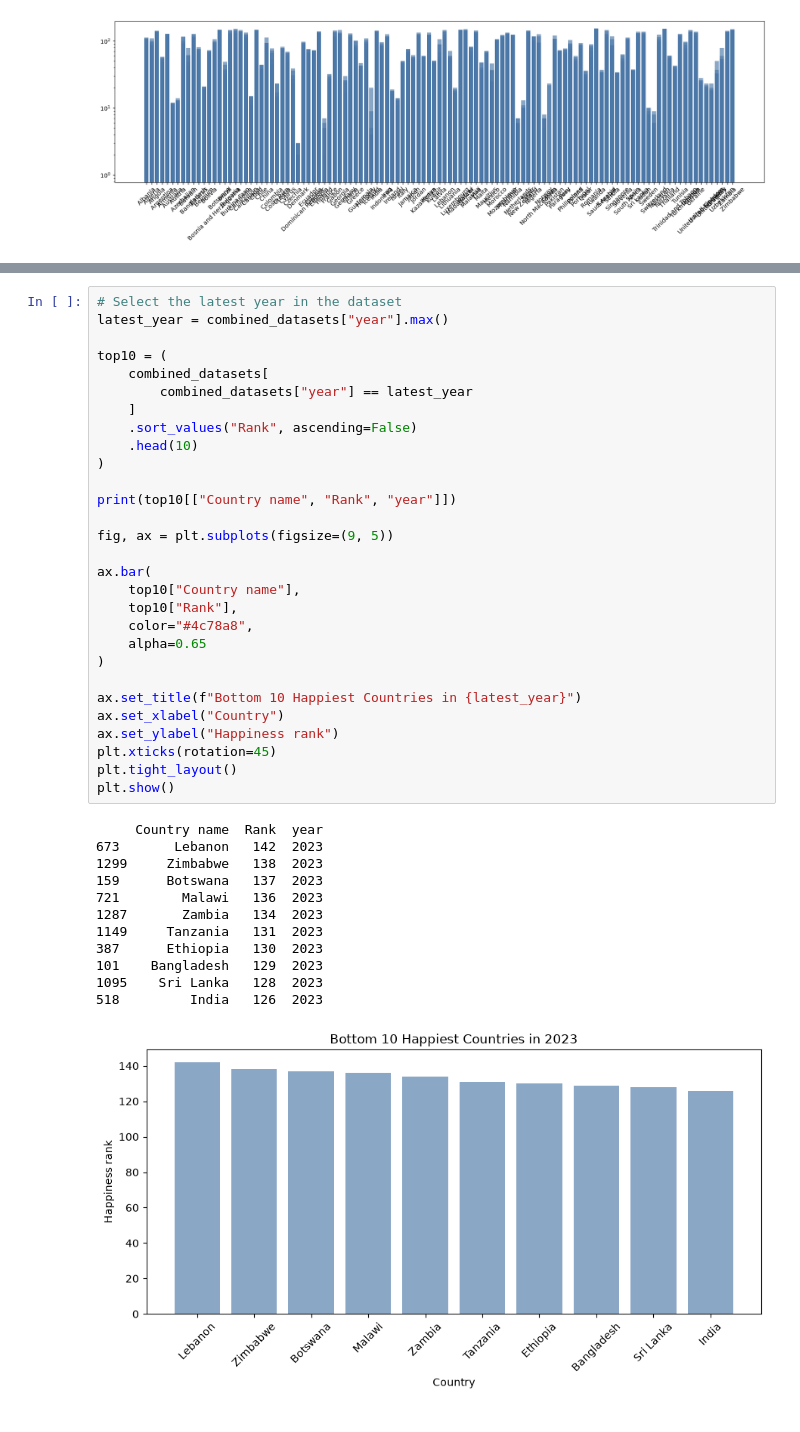
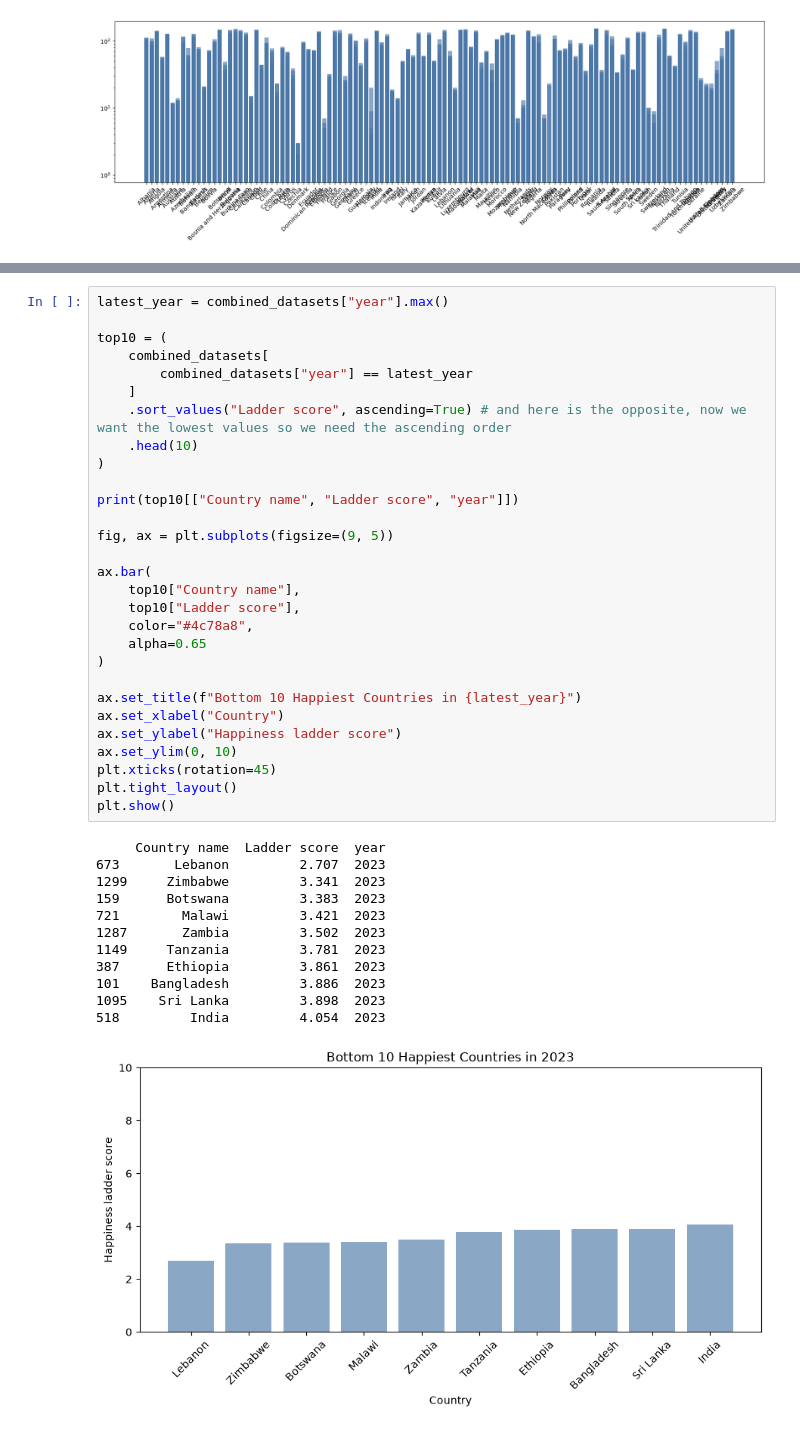
Before and after one commit to rgtd-faustino/Data-Visualization, a Jupyter notebook: main.ipynb, the cells around one changed output, grey strips where cells are left out. Drawn from its saved outputs; the diff is of its cells as text.

```diff
--- a/main.ipynb
+++ b/main.ipynb
@@ -327,42 +320,42 @@ plt.show()
 # %%
-# Select the latest year in the dataset
 latest_year = combined_datasets["year"].max()
 
 top10 = (
     combined_datasets[
         combined_datasets["year"] == latest_year
     ]
-    .sort_values("Rank", ascending=False)
+    .sort_values("Ladder score", ascending=True) # and here is the opposite, now we want the lowest values so we need the ascending order
     .head(10)
 )
 
-print(top10[["Country name", "Rank", "year"]])
+print(top10[["Country name", "Ladder score", "year"]])
 
 fig, ax = plt.subplots(figsize=(9, 5))
 
 ax.bar(
     top10["Country name"],
-    top10["Rank"],
+    top10["Ladder score"],
     color="#4c78a8",
     alpha=0.65
 )
 
 ax.set_title(f"Bottom 10 Happiest Countries in {latest_year}")
 ax.set_xlabel("Country")
-ax.set_ylabel("Happiness rank")
+ax.set_ylabel("Happiness ladder score")
+ax.set_ylim(0, 10)
 plt.xticks(rotation=45)
 plt.tight_layout()
 plt.show()
 # %% [output]
-     Country name  Rank  year
-673       Lebanon   142  2023
-1299     Zimbabwe   138  2023
-159      Botswana   137  2023
-721        Malawi   136  2023
-1287       Zambia   134  2023
-1149     Tanzania   131  2023
-387      Ethiopia   130  2023
-101    Bangladesh   129  2023
-1095    Sri Lanka   128  2023
-518         India   126  2023
+     Country name  Ladder score  year
+673       Lebanon         2.707  2023
+1299     Zimbabwe         3.341  2023
+159      Botswana         3.383  2023
+721        Malawi         3.421  2023
+1287       Zambia         3.502  2023
+1149     Tanzania         3.781  2023
+387      Ethiopia         3.861  2023
+101    Bangladesh         3.886  2023
+1095    Sri Lanka         3.898  2023
+518         India         4.054  2023
-[figure, old version]
+[figure, new version]
```
Also changed, not shown: parts of 20 cells of this notebook.
